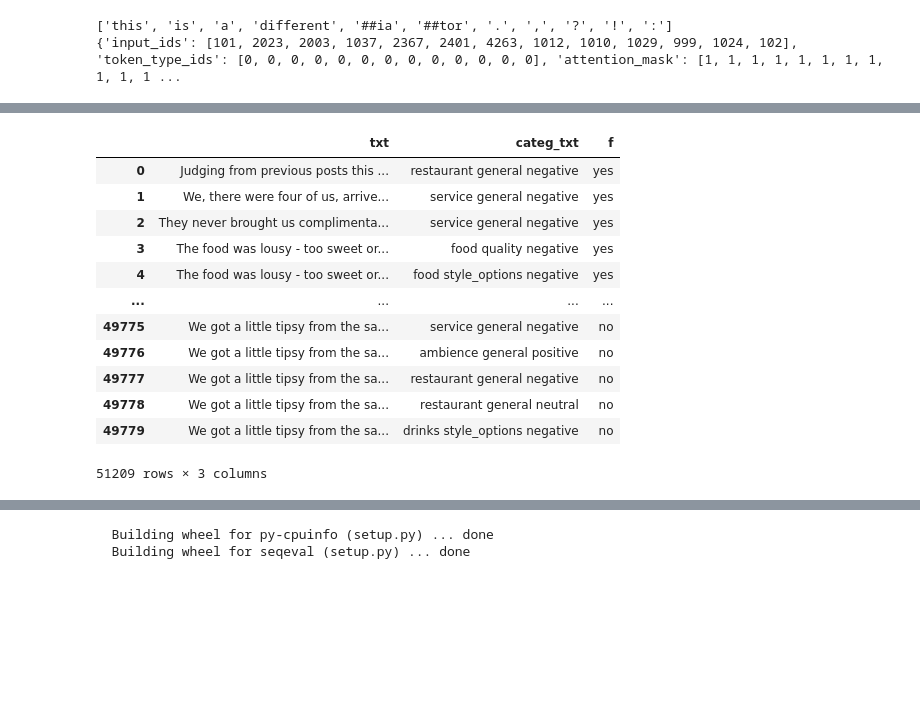
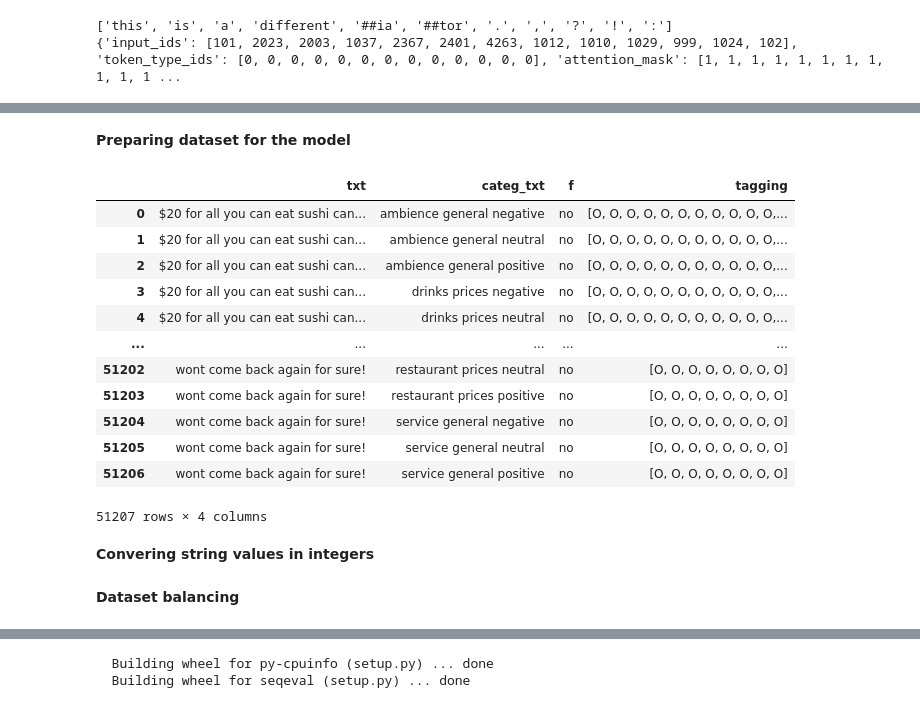
Before and after one commit to icezimmer/HLTproject, a Jupyter notebook: hlt_project.ipynb, the cells around one changed output, grey strips where cells are left out. Saved outputs shown, nothing was run; the diff lists cells and outputs as text; code cells hidden in the pictures; blank space fills up the shorter version.

```diff
--- a/hlt_project.ipynb
+++ b/hlt_project.ipynb
@@ -1057,0 +311,11 @@ slow_tokenizer(text = "Interesting selection, good wines, service fine, fun deco
+# %%
+# Check if there are some opinions with Target but without any 'B' in the tagging.
+tmp = df[df['target'].notna()]
+tmp = tmp[tmp['target']!="NULL"]
+sum=0
+for i,row in tmp.iterrows():
+  if 'B' in row['tagging']:
+    sum+=1
+  else:
+    print("txt:{} tagging:{}".format(row["txt"],row['tagging']))
+print(sum)
@@ -1088,3 +353,0 @@ See the caveats in the documentation: https://pandas.pydata.org/pandas-docs/stab
-# %%
-df = df[['txt','categ_txt','f']]
-df
@@ -1104,0 +354,20 @@ df
+# %%
+def merge_tagging(tags_list): # For each (text, category) the targets do not overlapp
+  result = []
+  if len(tags_list)==1:
+    return tags_list[0]
+  for i in range(len(tags_list[0])):
+    for t in tags_list:
+      val="O"
+      if t[i] == "B" or t[i] == "I":
+        val = t[i]
+        break
+      else:
+        val = "O"
+    result.append(val)
+  return result
+# %%
+tagging_frame = df.groupby(["txt", "categ_txt"]).agg(list).reset_index()[['txt','categ_txt','f','tagging']]
+tagging_frame['tagging']= tagging_frame['tagging'].apply(lambda x: merge_tagging(x))
+tagging_frame['f']= tagging_frame['f'].apply(lambda x: "yes" if "yes" in x else "no")
+tagging_frame
@@ -1105,17 +415,21 @@ df
+# %% [markdown]
+**Preparing dataset for the model**
 # %%
-df=df.drop_duplicates()
+df = tagging_frame
 df
 # %% [output]
-|  | txt | categ_txt | f |
-| 0 | Judging from previous posts this ... | restaurant general negative | yes |
-| 1 | We, there were four of us, arrive... | service general negative | yes |
-| 2 | They never brought us complimenta... | service general negative | yes |
-| 3 | The food was lousy - too sweet or... | food quality negative | yes |
-| 4 | The food was lousy - too sweet or... | food style_options negative | yes |
-| ... | ... | ... | ... |
-| 49775 | We got a little tipsy from the sa... | service general negative | no |
-| 49776 | We got a little tipsy from the sa... | ambience general positive | no |
-| 49777 | We got a little tipsy from the sa... | restaurant general negative | no |
-| 49778 | We got a little tipsy from the sa... | restaurant general neutral | no |
-| 49779 | We got a little tipsy from the sa... | drinks style_options negative | no |
+|  | txt | categ_txt | f | tagging |
+| 0 | $20 for all you can eat sushi can... | ambience general negative | no | [O, O, O, O, O, O, O, O, O, O, O,... |
+| 1 | $20 for all you can eat sushi can... | ambience general neutral | no | [O, O, O, O, O, O, O, O, O, O, O,... |
+| 2 | $20 for all you can eat sushi can... | ambience general positive | no | [O, O, O, O, O, O, O, O, O, O, O,... |
+| 3 | $20 for all you can eat sushi can... | drinks prices negative | no | [O, O, O, O, O, O, O, O, O, O, O,... |
+| 4 | $20 for all you can eat sushi can... | drinks prices neutral | no | [O, O, O, O, O, O, O, O, O, O, O,... |
+| ... | ... | ... | ... | ... |
+| 51202 | wont come back again for sure! | restaurant prices neutral | no | [O, O, O, O, O, O, O, O] |
+| 51203 | wont come back again for sure! | restaurant prices positive | no | [O, O, O, O, O, O, O, O] |
+| 51204 | wont come back again for sure! | service general negative | no | [O, O, O, O, O, O, O, O] |
+| 51205 | wont come back again for sure! | service general neutral | no | [O, O, O, O, O, O, O, O] |
+| 51206 | wont come back again for sure! | service general positive | no | [O, O, O, O, O, O, O, O] |
-51209 rows × 3 columns
+51207 rows × 4 columns
+# %% [markdown]
+**Convering string values in integers**
@@ -1121,0 +439,2 @@ df
+# %% [markdown]
+**Dataset balancing**
```
Also changed, not shown: parts of 286 cells of this notebook, 21 other files.
